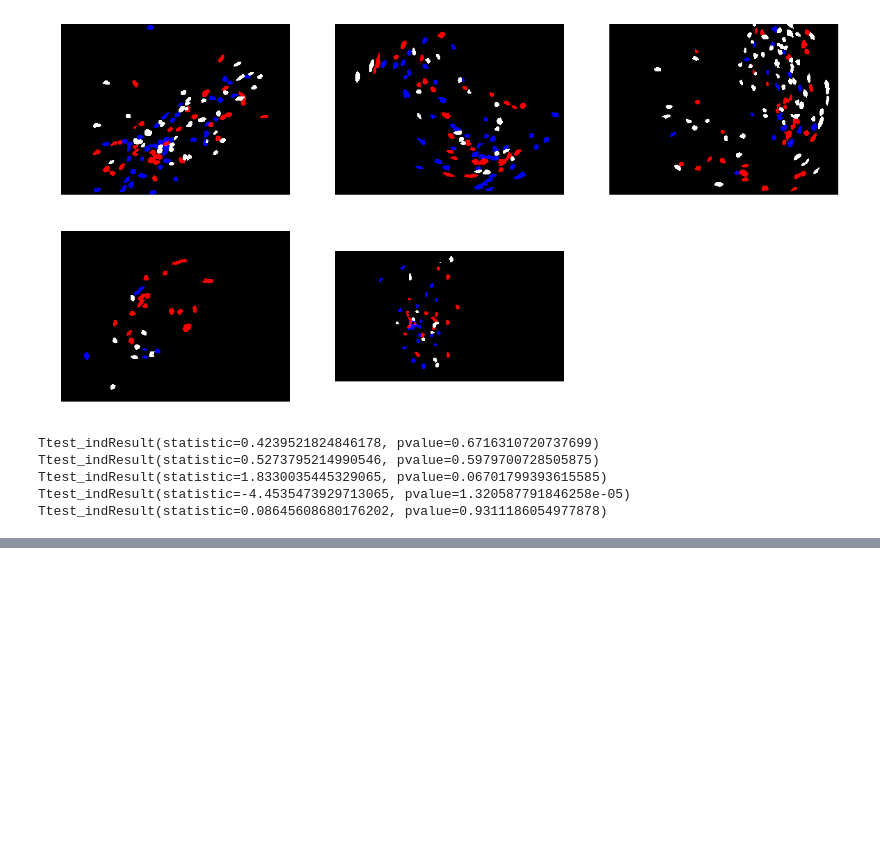
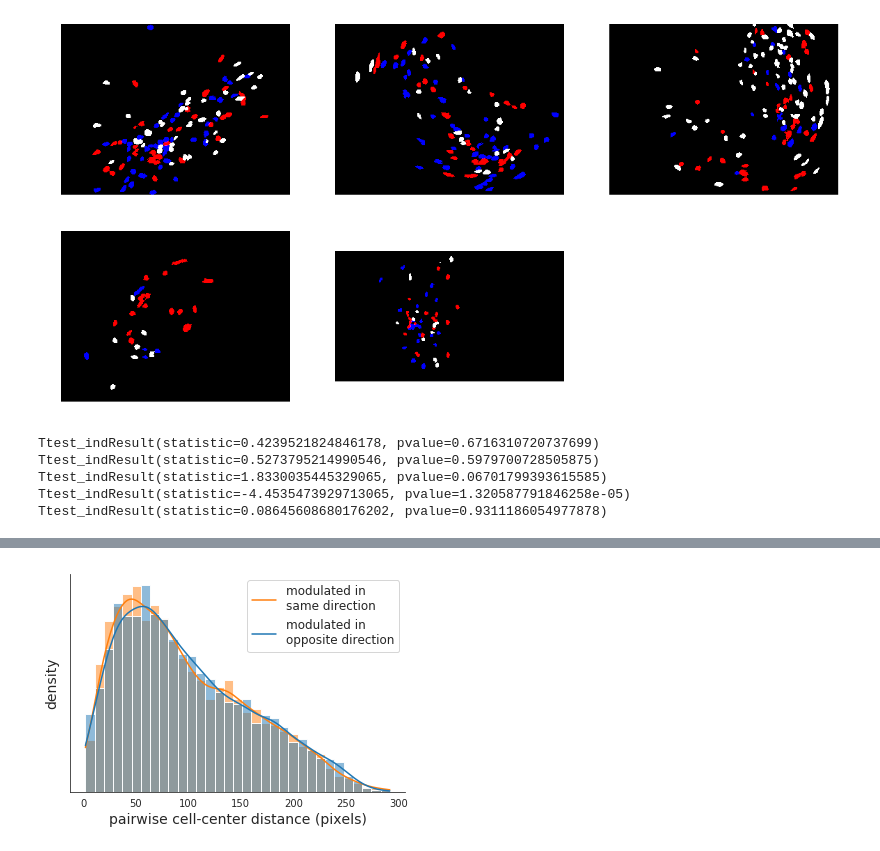
Before and after one commit to AllenInstitute/claustrum_imaging_manuscript, a Jupyter notebook: figure_4/figure_4.ipynb, the cells around one changed output, grey strips where cells are left out. Drawn from its saved outputs; the diff is of its cells as text; code cells hidden in the pictures; blank space fills up the shorter version.

```diff
--- a/figure_4/figure_4.ipynb
+++ b/figure_4/figure_4.ipynb
@@ -450,0 +435,22 @@ df.query('same_direction == False')['distance'].mean()
+# %%
+def distance_density_plot(ax=None):
+    if ax is None:
+        fig,ax=plt.subplots()
+    sns.histplot(
+        data=distance_df,
+        x="distance",
+        hue='same_direction',
+        hue_order=[True,False],
+        kde=True,
+        stat='density',
+        common_norm=False,
+        ax=ax,
+    )
+    ax.legend(['modulated in\nsame direction','modulated in\nopposite direction'],fontsize=12)
+    ax.set_xlabel('pairwise cell-center distance (pixels)',fontsize=14)
+    ax.set_ylabel('density',fontsize=14)
+    ax.set_yticklabels([])
+    sns.despine()
+distance_density_plot()
+# %% [output]
+[figure, added]
```
Also changed, not shown: parts of 8 cells of this notebook.
